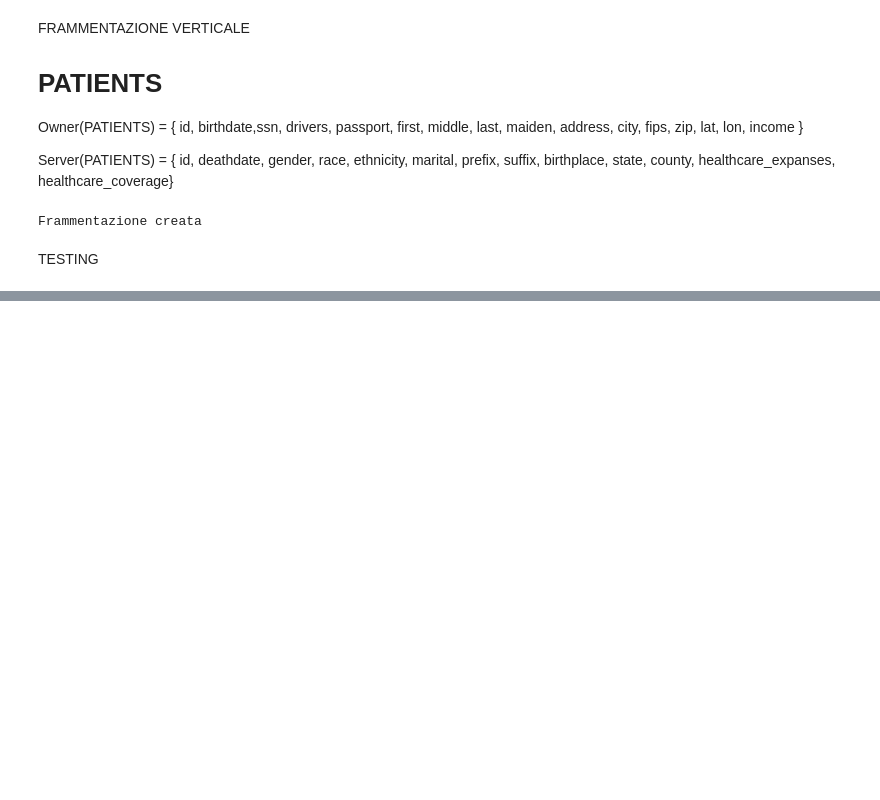
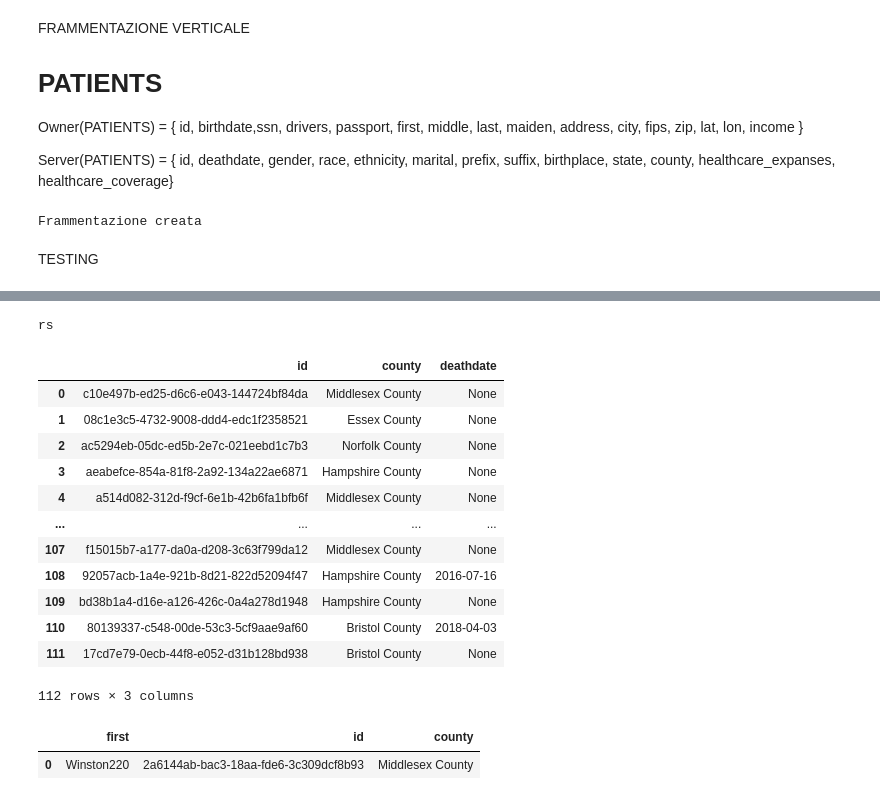
Before and after one commit to SaraBuzzi/syntheaProject1, a Jupyter notebook: Query1.ipynb, the cells around one changed output, grey strips where cells are left out. Drawn from its saved outputs; the diff is of its cells as text; code cells hidden in the pictures; blank space fills up the shorter version.

```diff
--- a/Query1.ipynb
+++ b/Query1.ipynb
@@ -567,3 +640,28 @@ rs
+# %%
+if res["alt"]["tables_alt"]["ro"]:
+    print("ro")
+    run(f"SELECT * FROM {res["alt"]["tables_alt"]["ro"]} ;", show=True)  # Ro (Qo)
+if res["alt"]["tables_alt"]["rs"]:
+    print("rs")
+    run(f"SELECT * FROM {res["alt"]["tables_alt"]["rs"]} ;", show=True)  # Rs (Qs)
+run(f"SELECT * FROM {res["alt"]["tables_alt"]["rs"]} ;")  # Rs (Qs))
+# %% [output]
+rs
+|  | id | county | deathdate |
+| 0 | c10e497b-ed25-d6c6-e043-144724bf84da | Middlesex County | None |
+| 1 | 08c1e3c5-4732-9008-ddd4-edc1f2358521 | Essex County | None |
+| 2 | ac5294eb-05dc-ed5b-2e7c-021eebd1c7b3 | Norfolk County | None |
+| 3 | aeabefce-854a-81f8-2a92-134a22ae6871 | Hampshire County | None |
+| 4 | a514d082-312d-f9cf-6e1b-42b6fa1bfb6f | Middlesex County | None |
+| ... | ... | ... | ... |
+| 107 | f15015b7-a177-da0a-d208-3c63f799da12 | Middlesex County | None |
+| 108 | 92057acb-1a4e-921b-8d21-822d52094f47 | Hampshire County | 2016-07-16 |
+| 109 | bd38b1a4-d16e-a126-426c-0a4a278d1948 | Hampshire County | None |
+| 110 | 80139337-c548-00de-53c3-5cf9aae9af60 | Bristol County | 2018-04-03 |
+| 111 | 17cd7e79-0ecb-44f8-e052-d31b128bd938 | Bristol County | None |
+112 rows × 3 columns
+|  | first | id | county |
+| 0 | Winston220 | 2a6144ab-bac3-18aa-fde6-3c309dcf8b93 | Middlesex County |
 # %%
 queries = [
     "SELECT id FROM patients WHERE gender='F' AND county='Worcester County'",
```
Also changed, not shown: parts of 10 cells of this notebook, 2 other files.
